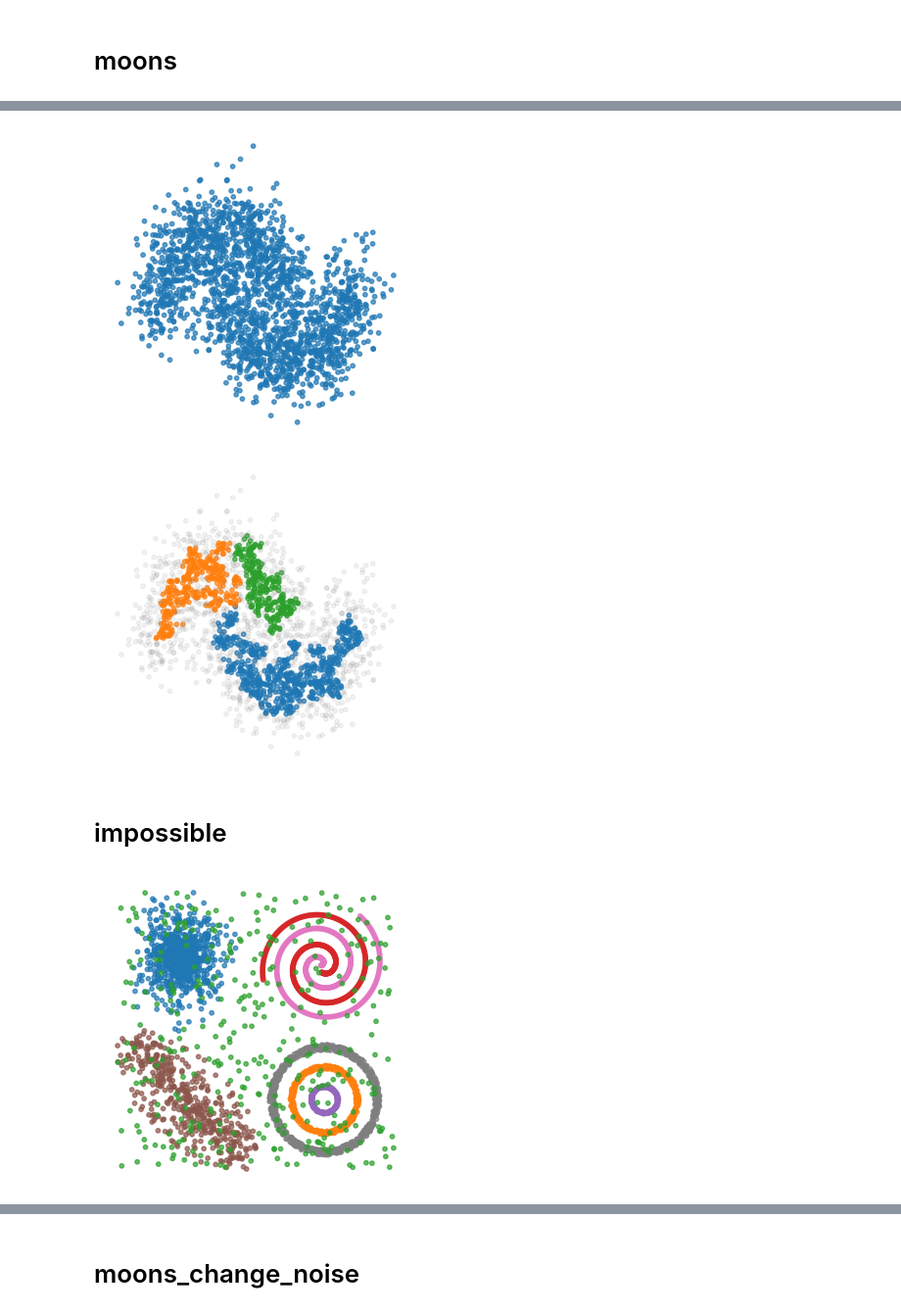
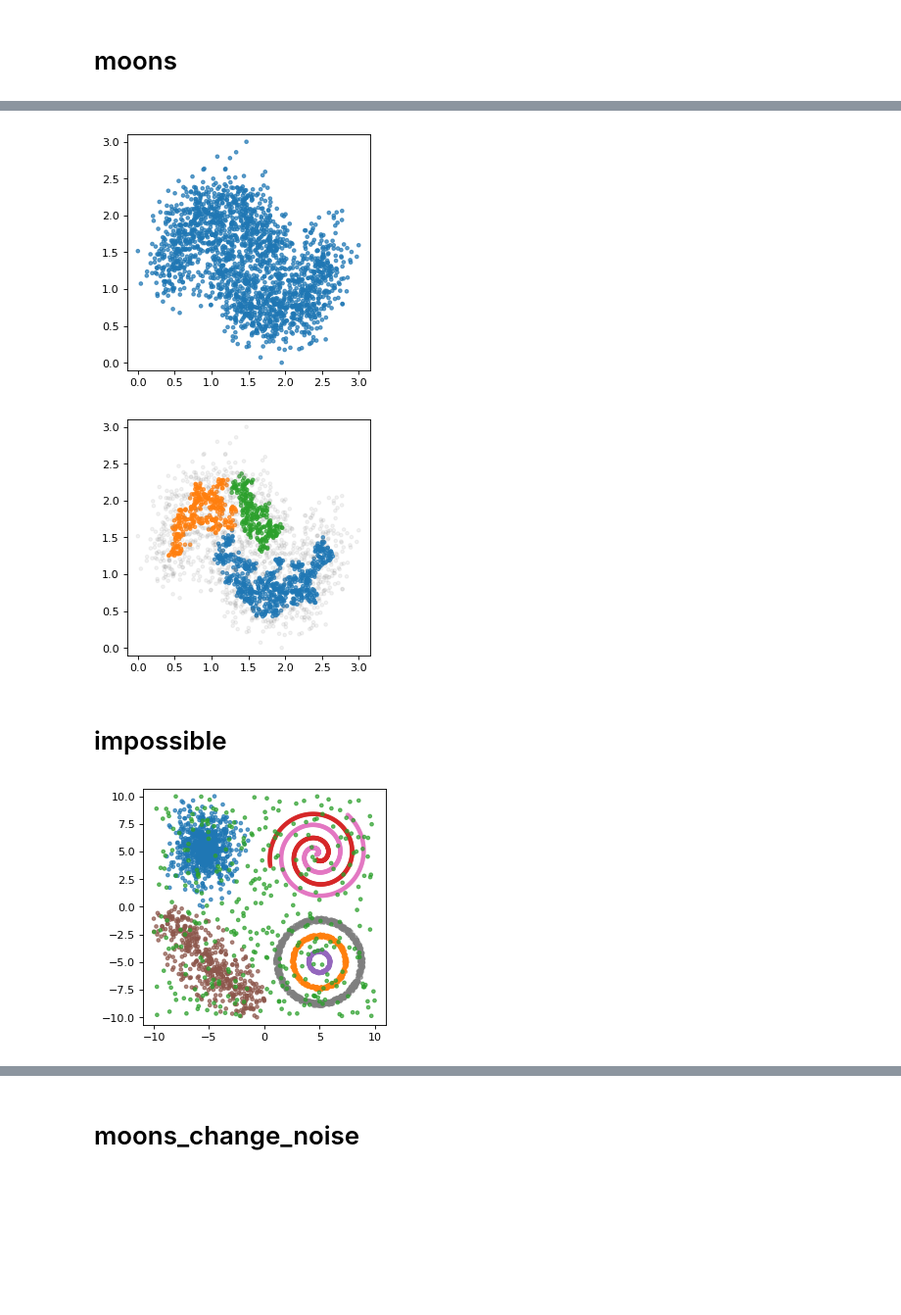
Before and after one commit to gaozhangyang/GIT, a Jupyter notebook: 3-Robustness/experiment_robustness.ipynb, the cells around one changed output, grey strips where cells are left out. Shown at 98% size. Saved outputs shown, nothing was run; the diff lists cells and outputs as text; code cells hidden in the pictures; blank space fills up the shorter version.

```diff
--- a/3-Robustness/experiment_robustness.ipynb
+++ b/3-Robustness/experiment_robustness.ipynb
@@ -294,30 +234,30 @@ model.fit([X[i] for i in range(X.shape[0])])
 Y_pred = model.memberships
 Y_pred, Y_true = matchY(Y_pred,Y_true)
 Y_pred[Y_pred==-2]=Y_pred.max()+1
-plot_tools.autoPlot(X,Y_pred,axis='off',svfile='./figs/moons_QuickshiftPP.png',dpi=100)
+autoPlot(X,Y_pred)
 # %% [output]
-[figure, old version]
+[figure, new version]
 # %%
 clusterer = hdbscan.HDBSCAN(min_cluster_size=25, min_samples=10)
 clusterer.fit(X)
 Y_pred=clusterer.labels_
 Y_pred, Y_true = matchY(Y_pred,Y_true)
 Y_pred[Y_pred==-2]=Y_pred.max()+1
-plot_tools.autoPlot(X,Y_pred,axis='off',svfile='./figs/moons_HDBSCAN.png',dpi=100)
+autoPlot(X,Y_pred)
 # %% [output]
-[figure, old version]
+[figure, new version]
 # %% [markdown]
 # impossible
 # %%
 noise_level=10
-X_raw,Y_raw=DataLoader.load('impossible')
+X_raw, Y_raw = DataLoader(name='impossible', path='../datasets/toy_datasets').load()
 np.random.seed(2020)
 noise = np.random.rand(int(X_raw.shape[0]/100*noise_level),2)*20-10
 X = np.concatenate([X_raw,noise],axis=0)
 Y_true = np.concatenate([Y_raw,np.zeros(noise.shape[0])+Y_raw.max()+1],axis=0).astype(np.int)
-plot_tools.autoPlot(X,Y_true,axis='off',svfile='./figs/impossible_raw.png',dpi=100)
+autoPlot(X,Y_true)
 # %% [output]
-[figure, old version]
+[figure, new version]
 # %%
 Y_pred = Spectacl(affinity="radius_neighbors", n_clusters=7, epsilon=5).fit_predict(X)
 Y_pred, Y_true = matchY(Y_pred,Y_true)
```
Also changed, not shown: parts of 18 cells of this notebook, 12 other files.
